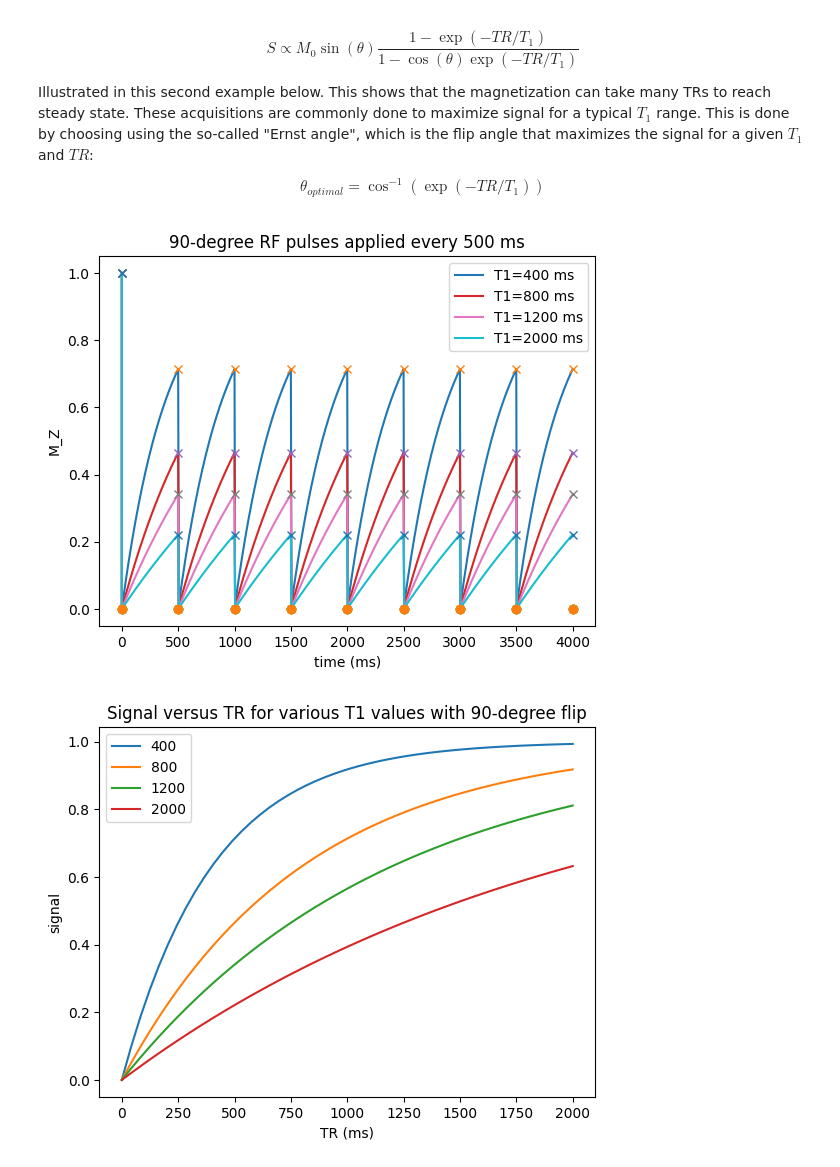
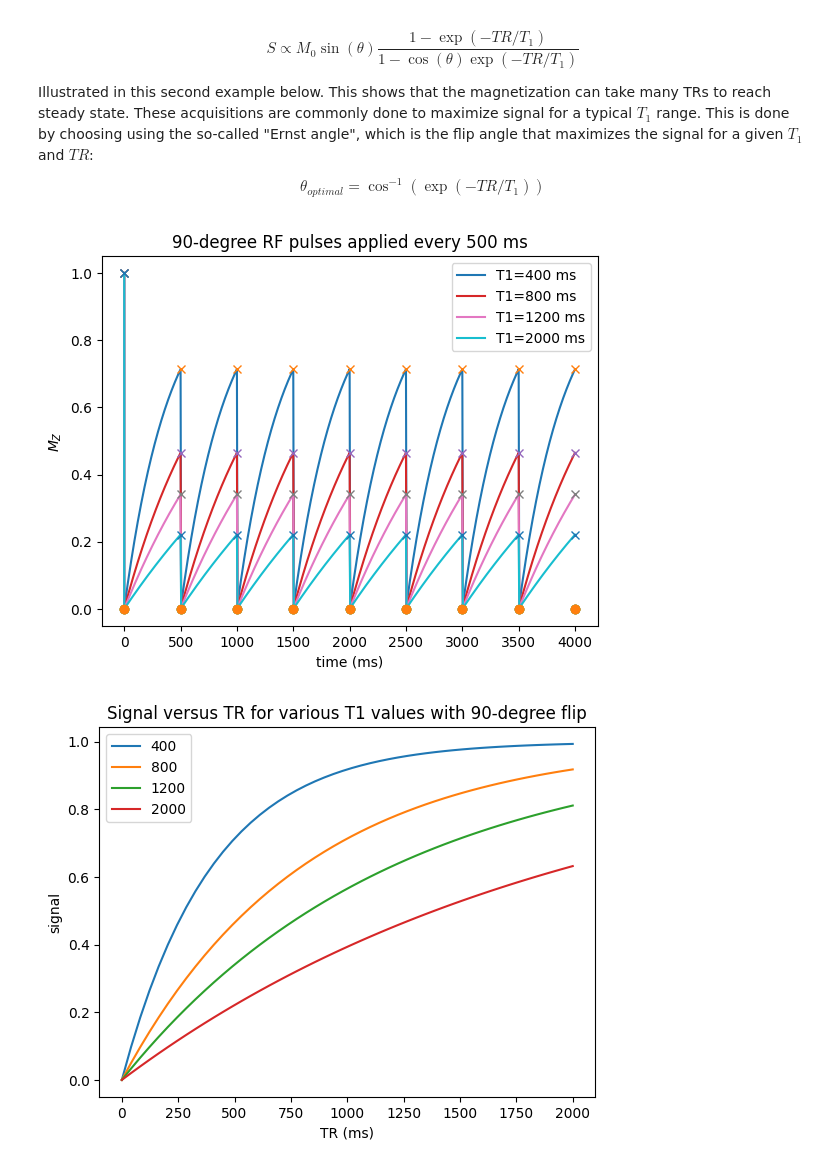
Before and after one commit to LarsonLab/MRI-education-resources, a Jupyter notebook: _sources/Basic Contrast Mechanisms.ipynb, the cells around one changed output. Drawn from its saved outputs; the diff is of its cells as text; code cells hidden in the pictures.

```diff
--- a/_sources/Basic Contrast Mechanisms.ipynb
+++ b/_sources/Basic Contrast Mechanisms.ipynb
@@ -150,35 +150,35 @@ Mz_minus = np.zeros((len(T1), NTR + 1))
 # magnetization after each RF pulse
 Mz_plus = np.zeros((len(T1), NTR + 1))
 
 # initial condition
 Mz_minus[:, 0] = M0
 Mz_plus[:, 0] = Mz_minus[:, 0] * np.cos(np.deg2rad(flip))
 t = [0, np.finfo(float).eps]
 Mz_all = [Mz_minus[:, 0], Mz_plus[:, 0]]
 
 for I in range(NTR):
     t = np.concatenate([t, t_per_TR + I * TR])
     for It in range(Nt_per_TR):
         Mz_all.append(
             Mz_plus[:, I] * np.exp(-t_per_TR[It] / T1) + M0 * (1 - np.exp(-t_per_TR[It] / T1))
         )
     Mz_minus[:, I + 1] = Mz_plus[:, I] * np.exp(-TR / T1) + M0 * (1 - np.exp(-TR / T1))
     Mz_plus[:, I + 1] = Mz_minus[:, I + 1] * np.cos(np.deg2rad(flip))
 
 Mz_all = np.column_stack(Mz_all)
 
 plt.figure()
 for i in range(len(T1)):
     plt.plot(t, Mz_all[i, :], label=f"T1={T1[i]} ms")
     plt.plot(t_minus, Mz_minus[i, :], 'x')
     plt.plot(t_plus, Mz_plus[i, :], 'o')
 plt.legend()
 plt.xlabel('time (ms)')
-plt.ylabel('M_Z')
+plt.ylabel(r'$M_Z$')
 plt.title(f'{flip}-degree RF pulses applied every {TR} ms')
 plt.show()
 # %% [output]
-[figure, old version]
+[figure, new version]
 # %%
 import numpy as np
 
```
Also changed, not shown: parts of 2 cells of this notebook, 12 other files.
